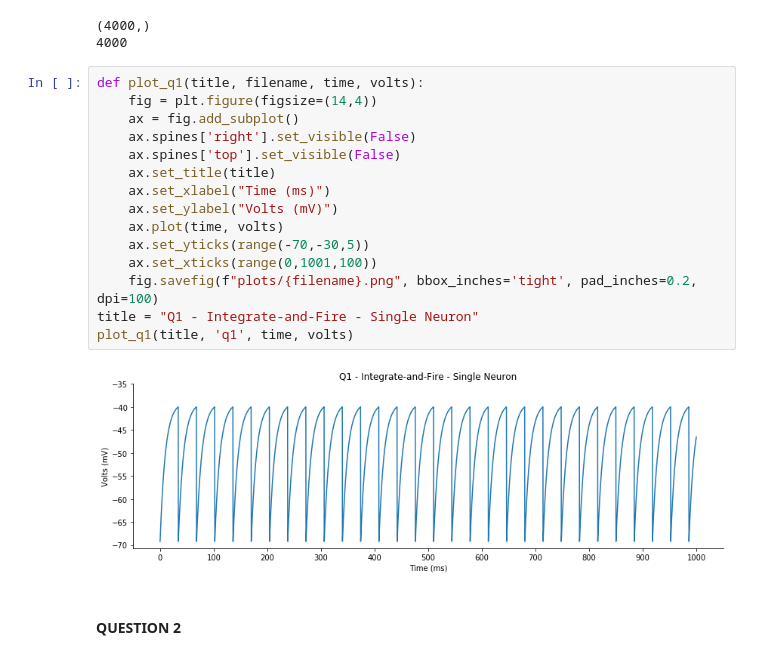
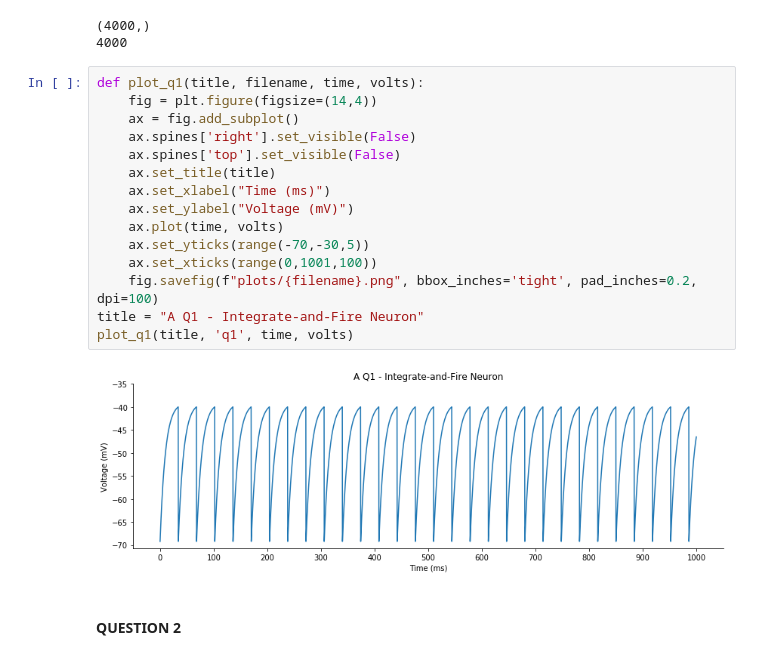
Before and after one commit to leanguardia/cneuroscience-cws, a Jupyter notebook: 3-LIF-Plasticity/A-Integrate-and-Fire.ipynb, the cells around one changed output. Cells and saved outputs as stored; diff of their text form.

```diff
--- a/3-LIF-Plasticity/A-Integrate-and-Fire.ipynb
+++ b/3-LIF-Plasticity/A-Integrate-and-Fire.ipynb
@@ -58,20 +58,20 @@ print(len(volts))
 # %%
 def plot_q1(title, filename, time, volts):
     fig = plt.figure(figsize=(14,4))
     ax = fig.add_subplot()
     ax.spines['right'].set_visible(False)
     ax.spines['top'].set_visible(False)
     ax.set_title(title)
     ax.set_xlabel("Time (ms)")
-    ax.set_ylabel("Volts (mV)")
+    ax.set_ylabel("Voltage (mV)")
     ax.plot(time, volts)
     ax.set_yticks(range(-70,-30,5))
     ax.set_xticks(range(0,1001,100))
     fig.savefig(f"plots/{filename}.png", bbox_inches='tight', pad_inches=0.2, dpi=100)
-title = "Q1 - Integrate-and-Fire - Single Neuron"
+title = "A Q1 - Integrate-and-Fire Neuron"
 plot_q1(title, 'q1', time, volts)
 # %% [output]
-[figure, old version]
+[figure, new version]
 # %% [markdown]
 #### QUESTION 2
 # %%
```
Also changed, not shown: parts of 6 cells of this notebook, 5 other files.
